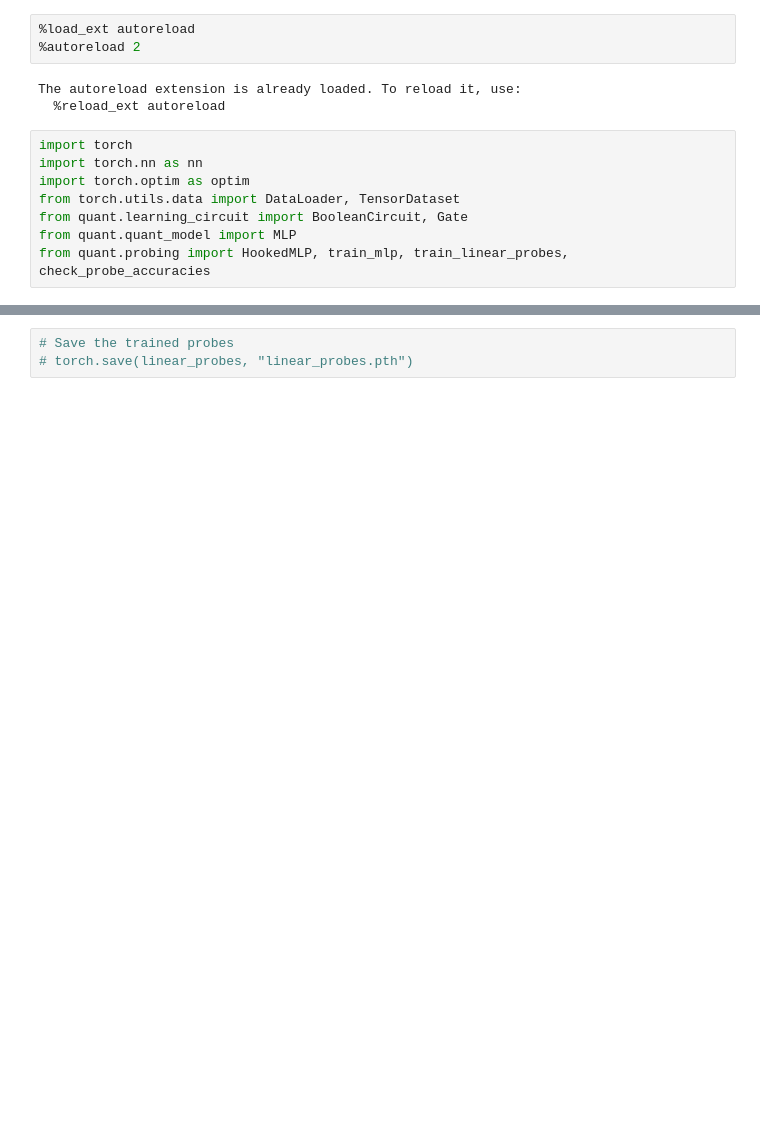
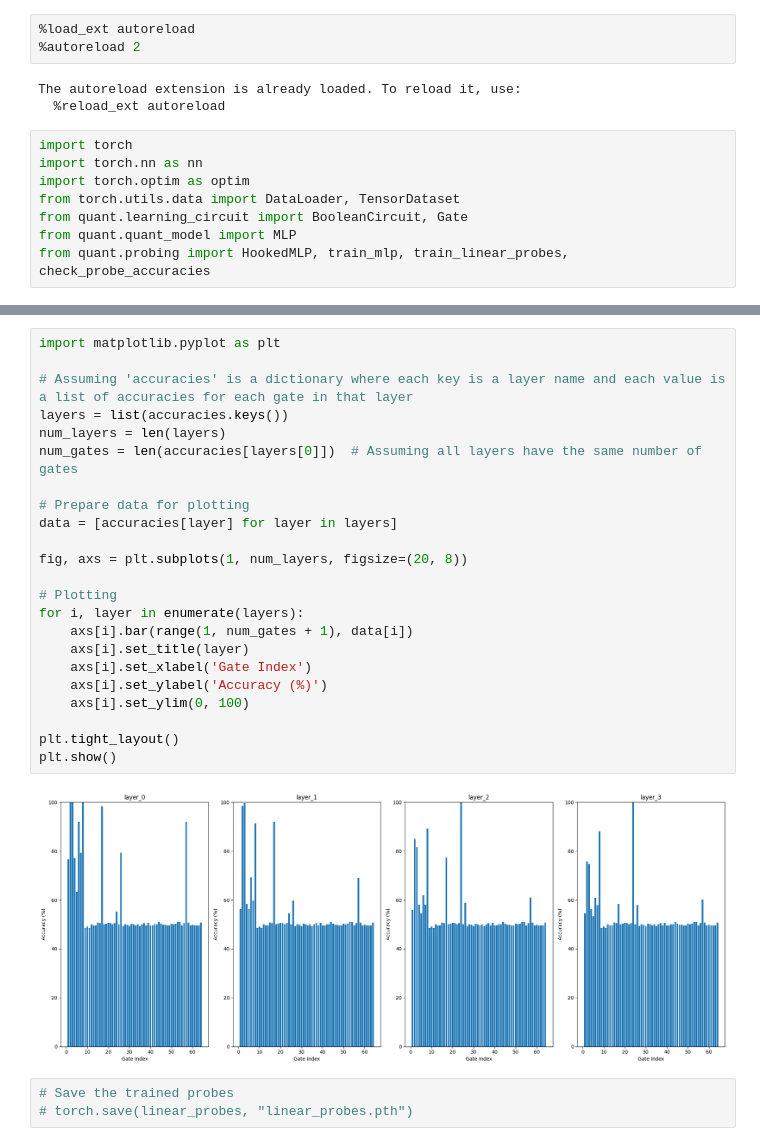
Before and after one commit to tim0120/spar-msp, a Jupyter notebook: quant/probing.ipynb, the cells around one changed output, grey strips where cells are left out. Saved outputs shown, nothing was run; the diff lists cells and outputs as text; blank space fills up the shorter version.

```diff
--- a/quant/probing.ipynb
+++ b/quant/probing.ipynb
@@ -100,3 +162,28 @@ print(accuracies)
+# %%
+import matplotlib.pyplot as plt
+
+# Assuming 'accuracies' is a dictionary where each key is a layer name and each value is a list of accuracies for each gate in that layer
+layers = list(accuracies.keys())
+num_layers = len(layers)
+num_gates = len(accuracies[layers[0]])  # Assuming all layers have the same number of gates
+
+# Prepare data for plotting
+data = [accuracies[layer] for layer in layers]
+
+fig, axs = plt.subplots(1, num_layers, figsize=(20, 8))
+
+# Plotting
+for i, layer in enumerate(layers):
+    axs[i].bar(range(1, num_gates + 1), data[i])
+    axs[i].set_title(layer)
+    axs[i].set_xlabel('Gate Index')
+    axs[i].set_ylabel('Accuracy (%)')
+    axs[i].set_ylim(0, 100)
+
+plt.tight_layout()
+plt.show()
+# %% [output]
+[figure, added]
 # %%
 # Save the trained probes
 # torch.save(linear_probes, "linear_probes.pth")
```
Also changed, not shown: parts of 8 cells of this notebook, 2 other files.
